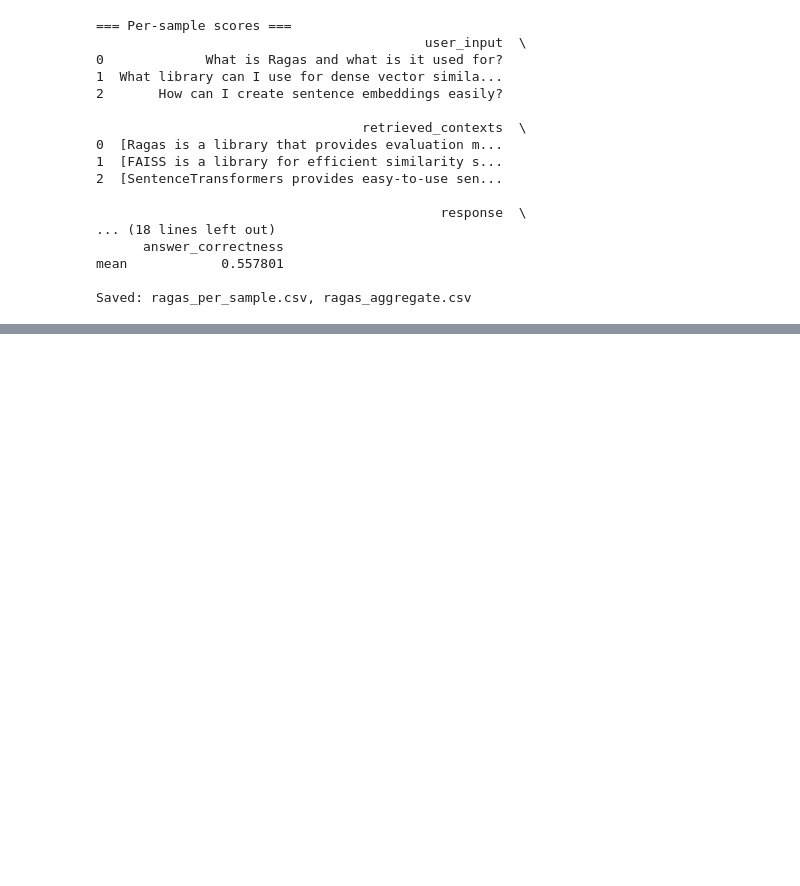
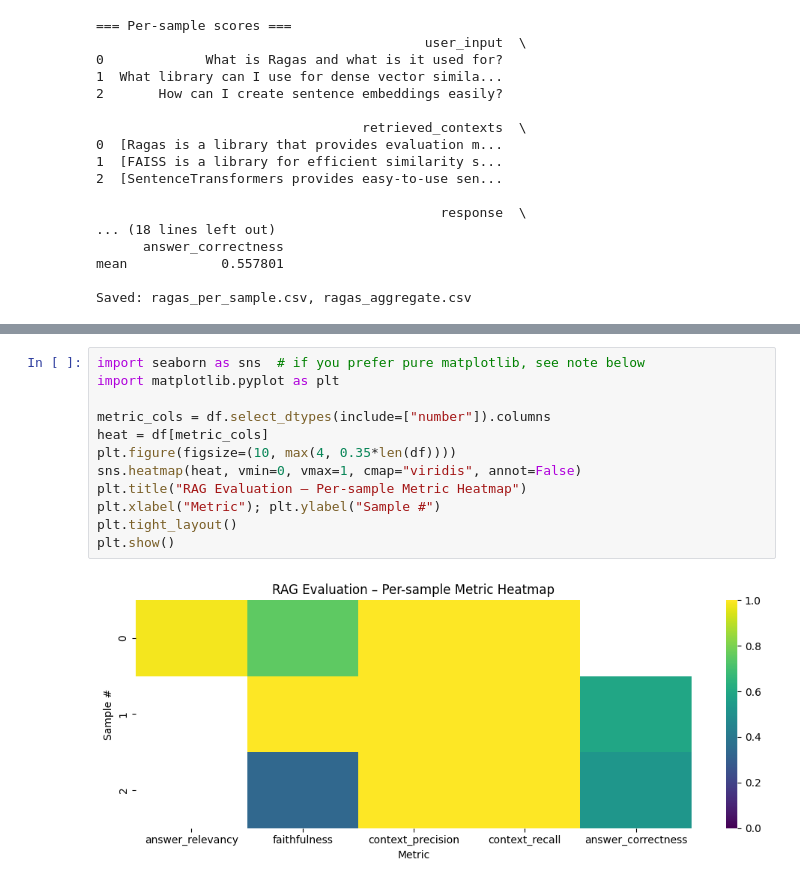
Before and after one commit to shilpathota/AI_ML, a Jupyter notebook: Ragas.ipynb, the cells around one changed output, grey strips where cells are left out. Saved outputs shown, nothing was run; the diff lists cells and outputs as text; blank space fills up the shorter version.

```diff
--- a/Ragas.ipynb
+++ b/Ragas.ipynb
@@ -298,0 +316,14 @@ Saved: ragas_per_sample.csv, ragas_aggregate.csv
+# %%
+import seaborn as sns  # if you prefer pure matplotlib, see note below
+import matplotlib.pyplot as plt
+
+metric_cols = df.select_dtypes(include=["number"]).columns
+heat = df[metric_cols]
+plt.figure(figsize=(10, max(4, 0.35*len(df))))
+sns.heatmap(heat, vmin=0, vmax=1, cmap="viridis", annot=False)
+plt.title("RAG Evaluation – Per-sample Metric Heatmap")
+plt.xlabel("Metric"); plt.ylabel("Sample #")
+plt.tight_layout()
+plt.show()
+# %% [output]
+[figure, added]
```
Also changed, not shown: parts of 4 cells of this notebook.
